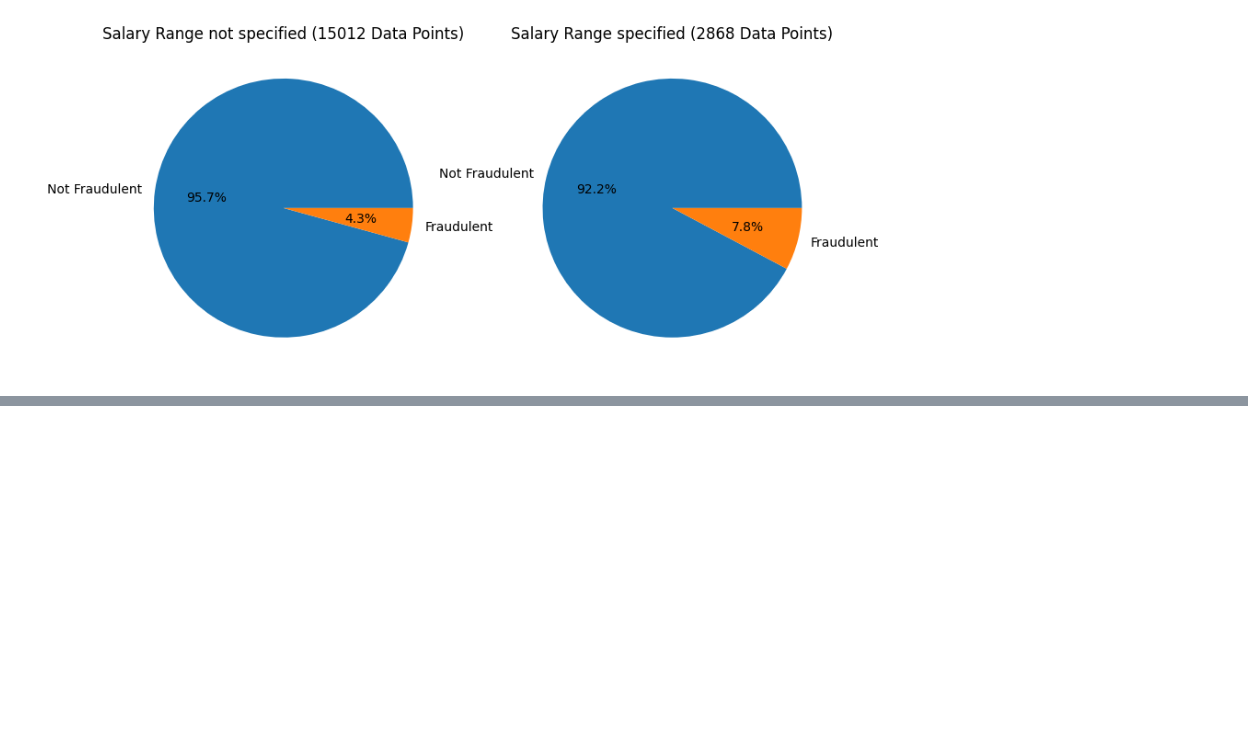
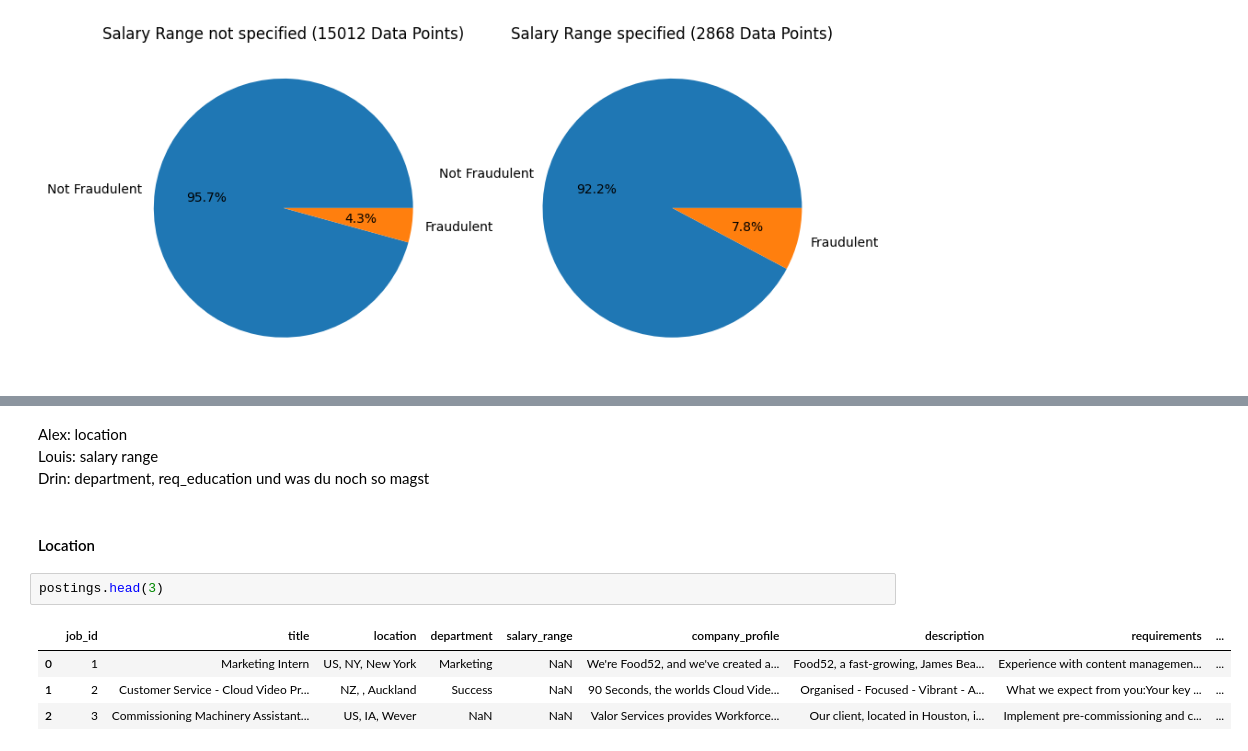
Before and after one commit to AlexandruSchneider/machine-learning-cds-106, a Jupyter notebook: Abgabe/fake_postings.ipynb, the cells around one changed output, grey strips where cells are left out. Drawn from its saved outputs; the diff is of its cells as text; blank space fills up the shorter version.

```diff
--- a/Abgabe/fake_postings.ipynb
+++ b/Abgabe/fake_postings.ipynb
@@ -143,0 +155,13 @@ We need to further look into the salary range.
+# %% [markdown]
+Alex: location <br>
+Louis: salary range <br>
+Drin: department, req_education und was du noch so magst
+# %% [markdown]
+#### Location
+# %%
+postings.head(3)
+# %% [output]
+|  | job_id | title | location | department | salary_range | company_profile | description | requirements | ... |
+| 0 | 1 | Marketing Intern | US, NY, New York | Marketing | NaN | We're Food52, and we've created a... | Food52, a fast-growing, James Bea... | Experience with content managemen... | ... |
+| 1 | 2 | Customer Service - Cloud Video Pr... | NZ, , Auckland | Success | NaN | 90 Seconds, the worlds Cloud Vide... | Organised - Focused - Vibrant - A... | What we expect from you:Your key ... | ... |
+| 2 | 3 | Commissioning Machinery Assistant... | US, IA, Wever | NaN | NaN | Valor Services provides Workforce... | Our client, located in Houston, i... | Implement pre-commissioning and c... | ... |
```
Also changed, not shown: parts of 7 cells of this notebook.
